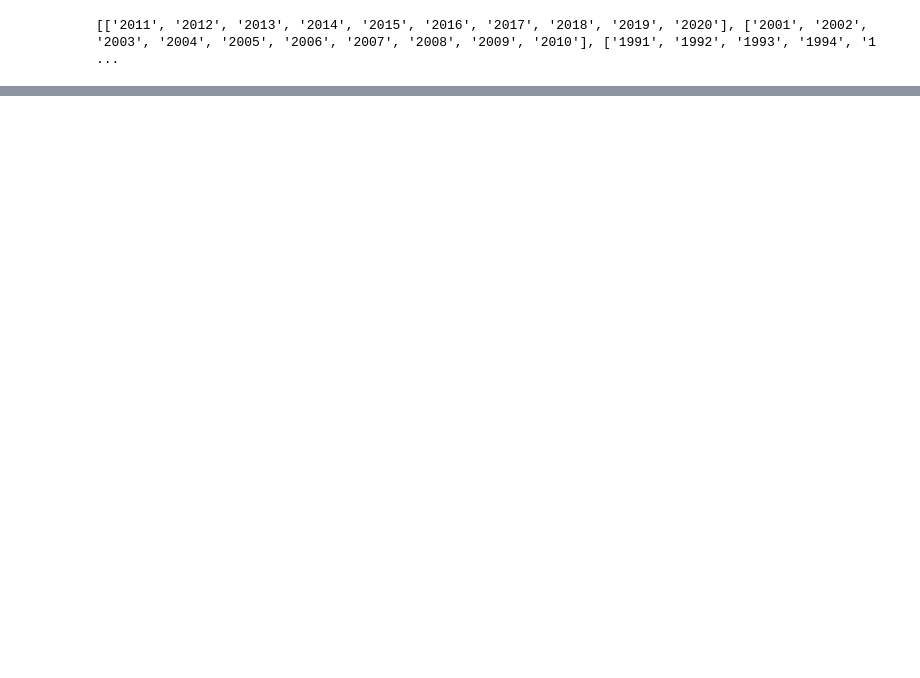
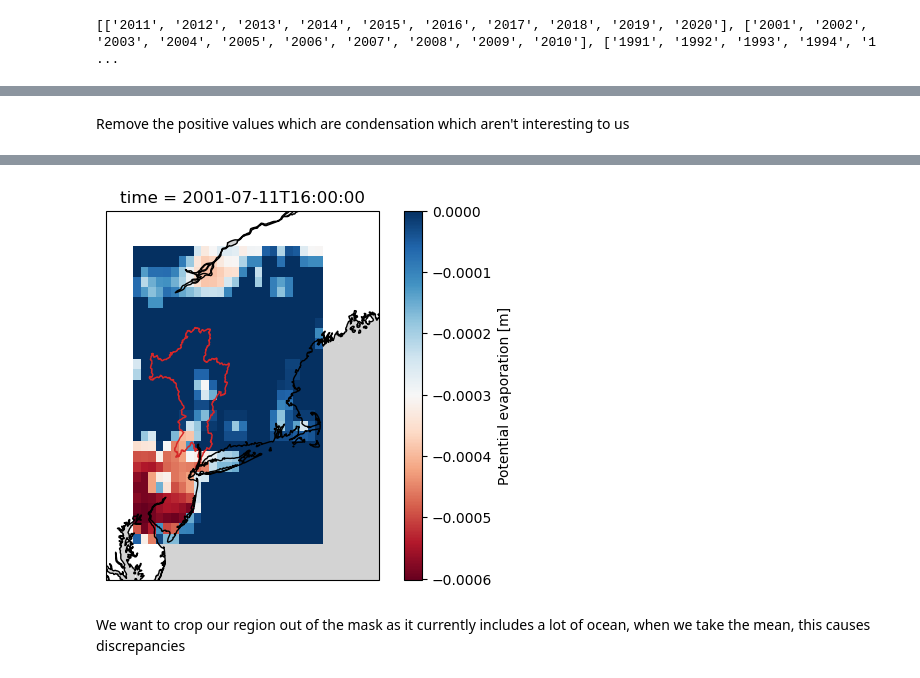
Before and after one commit to Daafip/ENVM1502-Catchment-model, a Jupyter notebook: Python files/EP_loading from remotesensing.ipynb, the cells around one changed output, grey strips where cells are left out. Cells and saved outputs as stored; diff of their text form; code cells hidden in the pictures; blank space fills up the shorter version.

```diff
--- a/Python files/EP_loading from remotesensing.ipynb
+++ b/Python files/EP_loading from remotesensing.ipynb
@@ -338,0 +268,22 @@ outline.plot(ax=ax, edgecolor="C3", facecolor="None")
+# %%
+year = years[1]
+path = f"C:\\Users\\david\\Documents\\EP_data_ENVM1502\\Era5_{year[0]}-{year[-1]}.nc"
+# %%
+ds = xr.open_dataset(path)
+# %% [markdown]
+Remove the positive values which are condensation which aren't interesting to us
+# %%
+ds.pev.values[ds.pev.values > 0] = 0
+# %%
+cmap = mpl.cm.get_cmap("RdBu")
+# %%
+pvar = ds.pev.isel(time=4600)
+# ax = plt.axes(projection=ccrs.Orthographic(0, 0))  # to use the Orthographic projection
+ax = plt.axes(projection=ccrs.PlateCarree())      # to use simple lat/lon
+pvar.plot.imshow(ax=ax, transform=ccrs.PlateCarree(),interpolation='nearest',cmap=cmap)
+ax.coastlines()
+ax.add_feature(cfeature.OCEAN, facecolor='lightgray')
+ax.set_xlim((-77,-68))
+ax.set_ylim((38,47))
+outline.plot(ax=ax, edgecolor="C3", facecolor="None")
+# %% [output]
@@ -338,0 +291,3 @@ outline.plot(ax=ax, edgecolor="C3", facecolor="None")
+[figure, added]
+# %% [markdown]
+We want to crop our region out of the mask as it currently includes a lot of ocean, when we take the mean, this causes discrepancies
```
Also changed, not shown: parts of 54 cells of this notebook, 8 other files.
